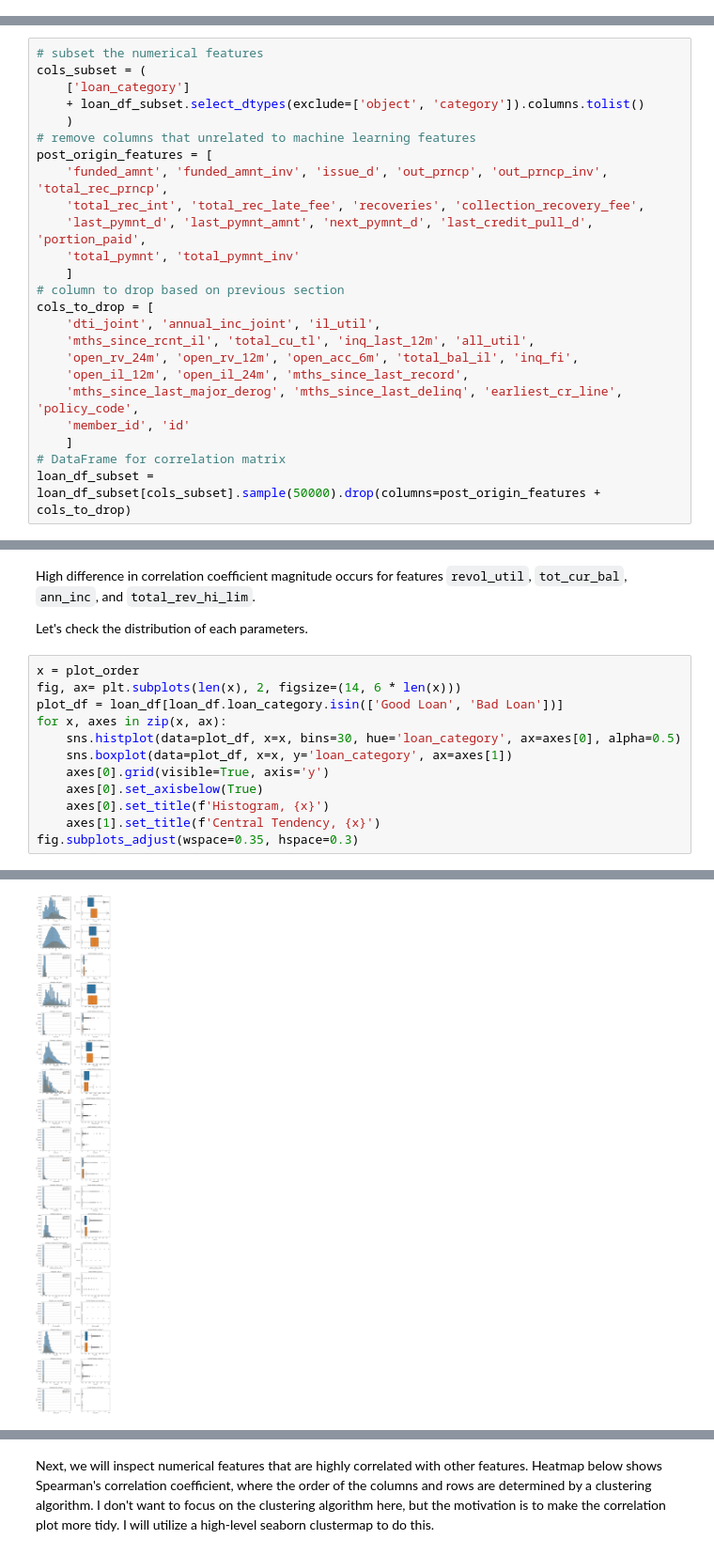
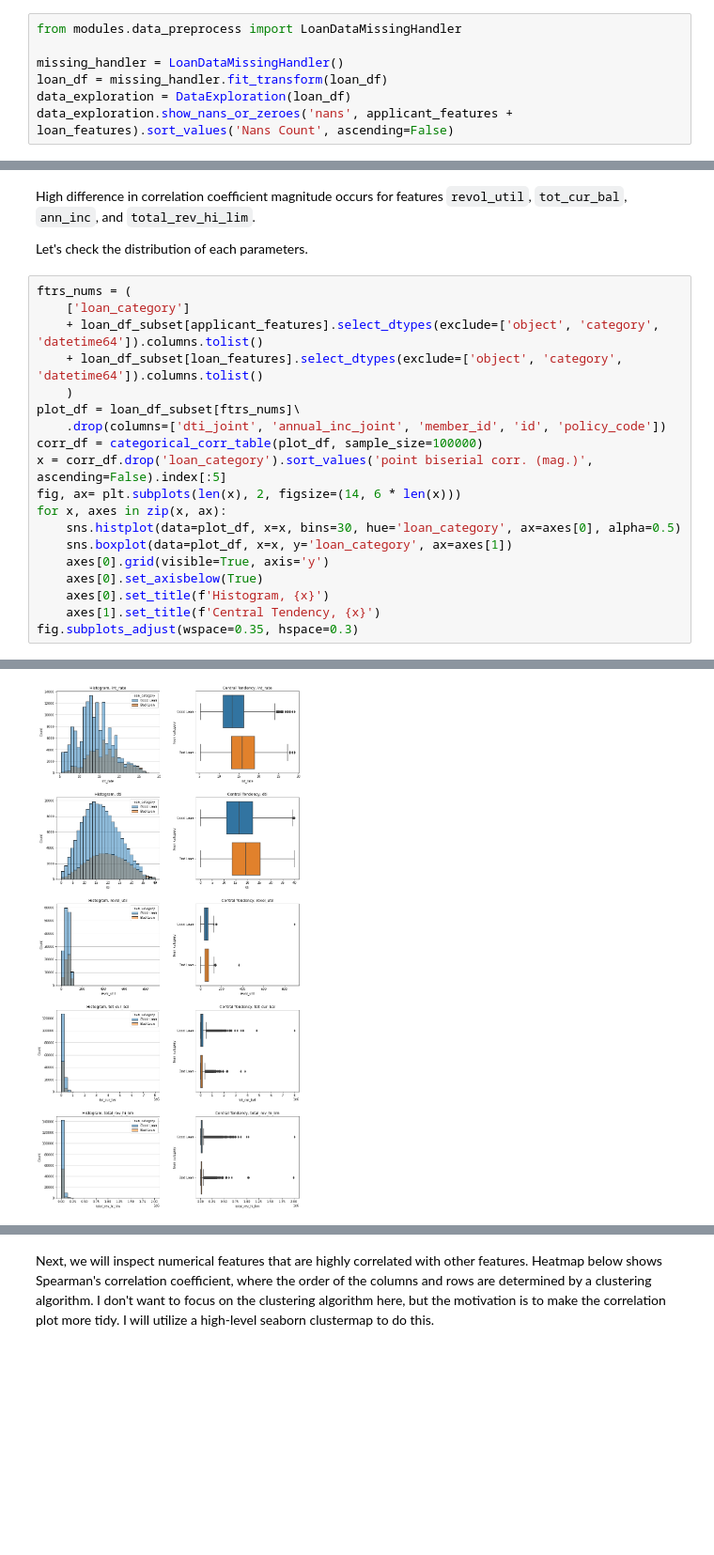
Before and after one commit to nbarizki/creditdefaultml, a Jupyter notebook: 2_Data_exploration.ipynb, the cells around one changed output, grey strips where cells are left out. Shown: that part at 94% size. Saved outputs shown, nothing was run; the diff lists cells and outputs as text; blank space fills up the shorter version.

```diff
--- a/2_Data_exploration.ipynb
+++ b/2_Data_exploration.ipynb
@@ -715,0 +1026,7 @@ Type of missing data is MNAR: `desc`, `title`. These features won't be used for
+# %%
+from modules.data_preprocess import LoanDataMissingHandler
+
+missing_handler = LoanDataMissingHandler()
+loan_df = missing_handler.fit_transform(loan_df)
+data_exploration = DataExploration(loan_df)
+data_exploration.show_nans_or_zeroes('nans', applicant_features + loan_features).sort_values('Nans Count', ascending=False)
@@ -1049,30 +1369,6 @@ loan_df_subset.describe()
 #### **Correlation Coefficient**
 # %% [markdown]
 We are going to use correlation coefficient that works with categorical problem: `Point Biserial` and `Phi-k` correlation coefficient.
-# %%
-# subset the numerical features
-cols_subset = (
-    ['loan_category']
-    + loan_df_subset.select_dtypes(exclude=['object', 'category']).columns.tolist()
-    )
-# remove columns that unrelated to machine learning features
-post_origin_features = [
-    'funded_amnt', 'funded_amnt_inv', 'issue_d', 'out_prncp', 'out_prncp_inv', 'total_rec_prncp',
-    'total_rec_int', 'total_rec_late_fee', 'recoveries', 'collection_recovery_fee',
-    'last_pymnt_d', 'last_pymnt_amnt', 'next_pymnt_d', 'last_credit_pull_d', 'portion_paid',
-    'total_pymnt', 'total_pymnt_inv'
-    ]
-# column to drop based on previous section
-cols_to_drop = [
-    'dti_joint', 'annual_inc_joint', 'il_util',
-    'mths_since_rcnt_il', 'total_cu_tl', 'inq_last_12m', 'all_util',
-    'open_rv_24m', 'open_rv_12m', 'open_acc_6m', 'total_bal_il', 'inq_fi',
-    'open_il_12m', 'open_il_24m', 'mths_since_last_record',
-    'mths_since_last_major_derog', 'mths_since_last_delinq', 'earliest_cr_line', 'policy_code',
-    'member_id', 'id'
-    ]
-# DataFrame for correlation matrix
-loan_df_subset = loan_df_subset[cols_subset].sample(50000).drop(columns=post_origin_features + cols_to_drop)
 # %%
 import phik
 from phik import resources, report
@@ -1158,9 +1452,16 @@ High difference in correlation coefficient magnitude occurs for features `revol_
 
 Let's check the distribution of each parameters.
 # %%
-x = plot_order
+ftrs_nums = (
+    ['loan_category']
+    + loan_df_subset[applicant_features].select_dtypes(exclude=['object', 'category', 'datetime64']).columns.tolist()
+    + loan_df_subset[loan_features].select_dtypes(exclude=['object', 'category', 'datetime64']).columns.tolist()
+    )
+plot_df = loan_df_subset[ftrs_nums]\
+    .drop(columns=['dti_joint', 'annual_inc_joint', 'member_id', 'id', 'policy_code'])
+corr_df = categorical_corr_table(plot_df, sample_size=100000)
+x = corr_df.drop('loan_category').sort_values('point biserial corr. (mag.)', ascending=False).index[:5]
 fig, ax= plt.subplots(len(x), 2, figsize=(14, 6 * len(x)))
-plot_df = loan_df[loan_df.loan_category.isin(['Good Loan', 'Bad Loan'])]
 for x, axes in zip(x, ax):
     sns.histplot(data=plot_df, x=x, bins=30, hue='loan_category', ax=axes[0], alpha=0.5)
     sns.boxplot(data=plot_df, x=x, y='loan_category', ax=axes[1])
@@ -1173,4 +1475,4 @@ fig.subplots_adjust(wspace=0.35, hspace=0.3)
-[figure, old version]
+[figure, new version]
 # %% [markdown]
 From above plots, points observed:
 
```
Also changed, not shown: parts of 62 cells of this notebook, 2 other files.
